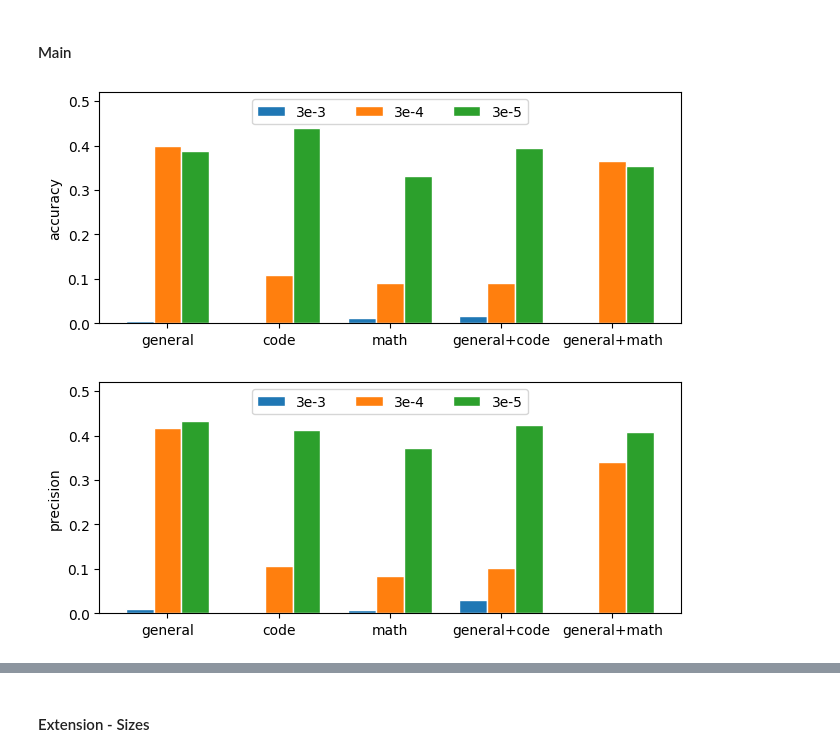
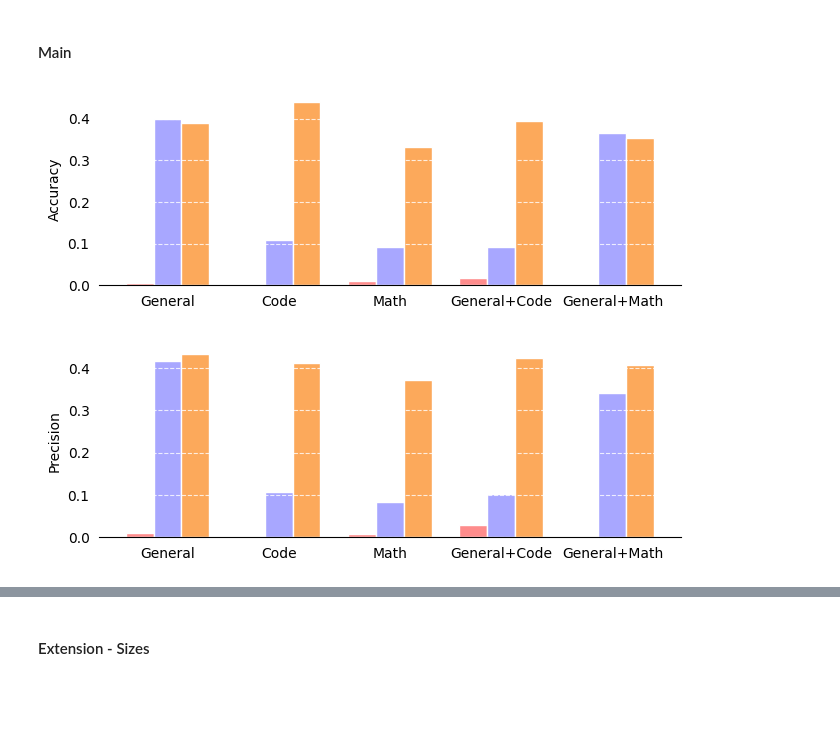
Before and after one commit to Kimberly97llp/NLP_research, a Jupyter notebook: evaluation.ipynb, the cells around one changed output, grey strips where cells are left out. Cells and saved outputs as stored; diff of their text form; code cells hidden in the pictures; blank space fills up the shorter version.

Commit message:
modified plot style

```diff
--- a/evaluation.ipynb
+++ b/evaluation.ipynb
@@ -363,7 +363,7 @@ f1 score: 0.18960244648318042
 # %% [markdown]
 #### Extension - Dataset Size
 # %%
-model_names = ["general", "code", "math"]
+model_names_extension = ["general", "code", "math"]
 sizes = ["1887", "500"]
 # %%
 acc_by_model_and_size, pre_by_model_and_size, rec_by_model_and_size, f1_by_model_and_size = dict(), dict(), dict(), dict()
@@ -408,7 +408,7 @@ f1 score: 0.21082621082621084
 # %% [markdown]
 #### Extension - Prompt
 # %%
-model_names = ["general", "code", "math"]
+model_names_extension = ["general", "code", "math"]
 prompts = ["simple", "tracking"]
 # %%
 acc_by_model_and_prompt, pre_by_model_and_prompt, rec_by_model_and_prompt, f1_by_model_and_prompt = dict(), dict(), dict(), dict()
@@ -466,40 +466,53 @@ r1 = np.arange(len(model_names))
 r2 = [x + barWidth for x in r1]
 r3 = [x + barWidth for x in r2]
 
-model_names_on_plot = ["general", "code", "math", "general+code", "general+math"]
+model_names_on_plot = ["General", "Code", "Math", "General+Code", "General+Math"]
 # %%
-fig = plt.figure(figsize=(7.5, 3))
+fig = plt.figure(figsize=(7.5, 2.5))
 
-plt.bar(r1, acc_by_model_and_lr["3e-3"], width=barWidth, edgecolor='white', label='3e-3')
-plt.bar(r2, acc_by_model_and_lr["3e-4"], width=barWidth, edgecolor='white', label='3e-4')
-plt.bar(r3, acc_by_model_and_lr["3e-5"], width=barWidth, edgecolor='white', label='3e-5')
+plt.bar(r1, acc_by_model_and_lr["3e-3"], width=barWidth, edgecolor='white', color="#fe8c8c", label='3e-3')
+plt.bar(r2, acc_by_model_and_lr["3e-4"], width=barWidth, edgecolor='white', color="#a8a7ff", label='3e-4')
+plt.bar(r3, acc_by_model_and_lr["3e-5"], width=barWidth, edgecolor='white', color="#fca95b", label='3e-5')
+plt.grid(axis='y', linestyle='--', color="white", alpha=0.8)
+#plt.ylim(0, 0.45)
 
-plt.ylabel('accuracy')
-plt.ylim(0, 0.52)
+plt.ylabel('Accuracy')
 plt.xlabel('')
 plt.xticks([r + barWidth for r in range(len(model_names))], model_names_on_plot)
-plt.legend(loc='upper center', ncol=3)
+plt.tick_params(axis='both', which='both', left=False, right=False, bottom=False, top=False)
 
-plt.savefig(f"./results/eval/plots/accuracy.png")
+plt.gca().spines['left'].set_visible(False)
+plt.gca().spines['right'].set_visible(False)
+plt.gca().spines['top'].set_visible(False)
+
+#plt.legend(loc='upper center', ncol=3)
+
+plt.savefig(f"./results/eval/plots/accuracy.png", bbox_inches='tight', pad_inches=0.1)
 plt.show()
 # %% [output]
-[figure, old version]
+[figure, new version]
 # %%
-plt.close()
-fig = plt.figure(figsize=(7.5, 3))
+fig = plt.figure(figsize=(7.5, 2.5))
 
-plt.bar(r1, pre_by_model_and_lr["3e-3"], width=barWidth, edgecolor='white', label='3e-3')
-plt.bar(r2, pre_by_model_and_lr["3e-4"], width=barWidth, edgecolor='white', label='3e-4')
-plt.bar(r3, pre_by_model_and_lr["3e-5"], width=barWidth, edgecolor='white', label='3e-5')
+plt.bar(r1, pre_by_model_and_lr["3e-3"], width=barWidth, edgecolor='white', color="#fe8c8c", label='3e-3')
+plt.bar(r2, pre_by_model_and_lr["3e-4"], width=barWidth, edgecolor='white', color="#a8a7ff", label='3e-4')
+plt.bar(r3, pre_by_model_and_lr["3e-5"], width=barWidth, edgecolor='white', color="#fca95b", label='3e-5')
+plt.grid(axis='y', linestyle='--', color="white", alpha=0.8)
+#plt.ylim(0, 0.45)
 
-plt.ylabel('precision')
-plt.ylim(0, 0.52)
+plt.ylabel('Precision')
 plt.xlabel('')
 plt.xticks([r + barWidth for r in range(len(model_names))], model_names_on_plot)
-plt.legend(loc='upper center', ncol=3)
+plt.tick_params(axis='both', which='both', left=False, right=False, bottom=False, top=False)
 
-plt.savefig(f"./results/eval/plots/precision.png")
+plt.gca().spines['left'].set_visible(False)
+plt.gca().spines['right'].set_visible(False)
+plt.gca().spines['top'].set_visible(False)
+
+#plt.legend(loc='upper center', ncol=3)
+
+plt.savefig(f"./results/eval/plots/precision.png", bbox_inches='tight', pad_inches=0.1)
 plt.show()
 # %% [output]
-[figure, old version]
+[figure, new version]
 # %%
```
Also changed, not shown: parts of 15 cells of this notebook, 15 other files.
